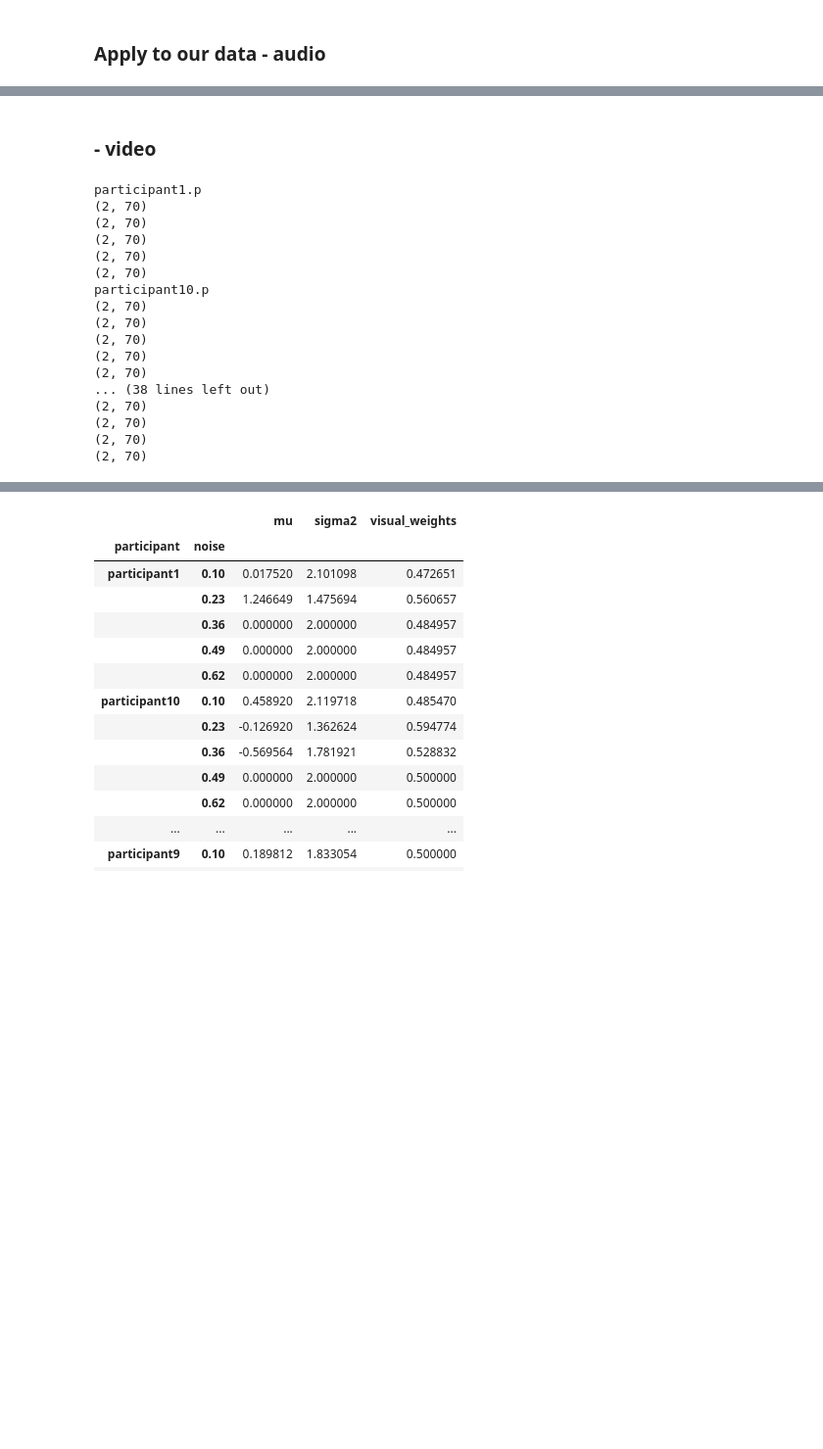
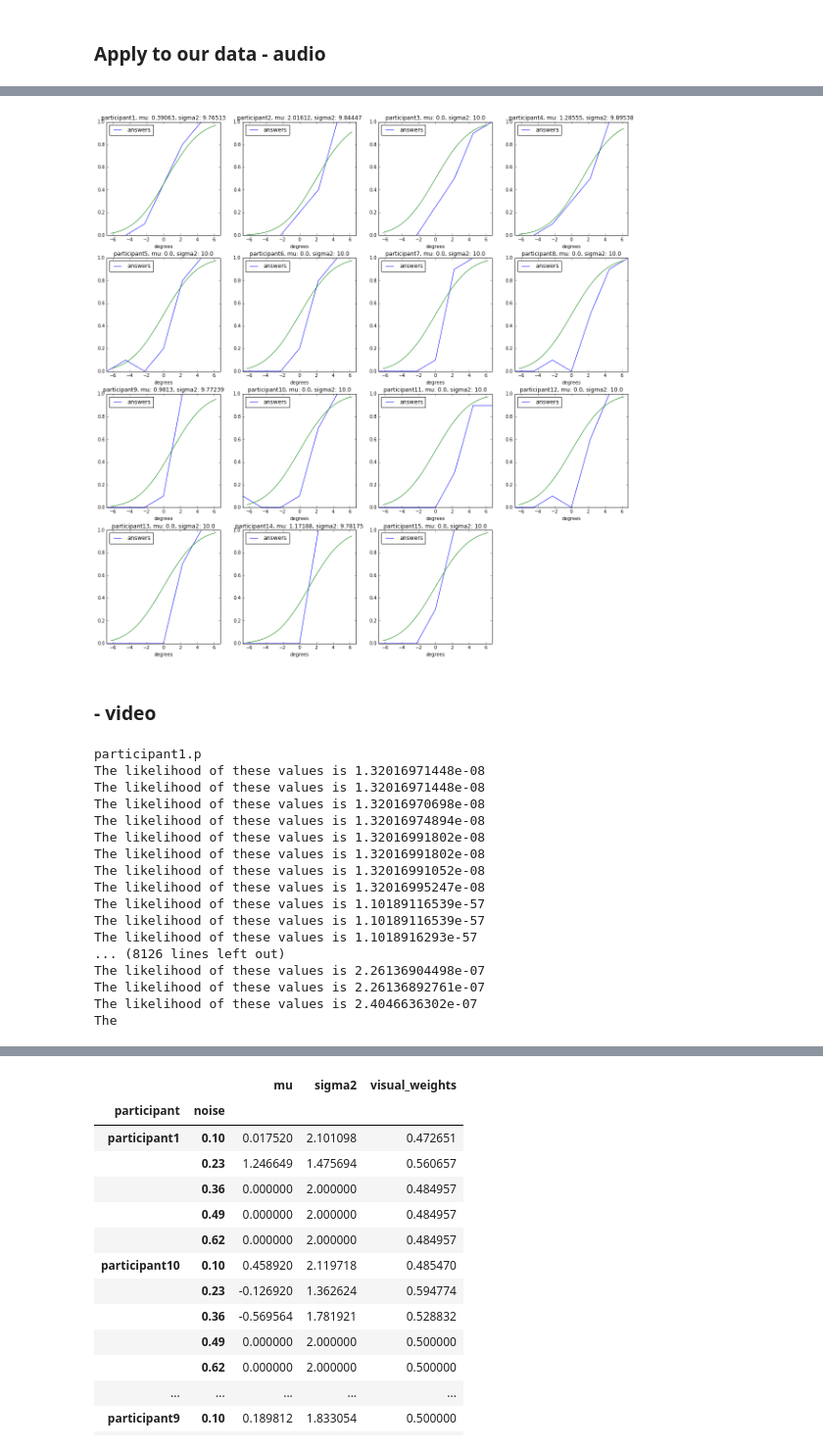
Before and after one commit to polaschwoebel/A-Bayesian-approach-to-multimodal-integration, a Jupyter notebook: mathematical_model.ipynb, the cells around one changed output, grey strips where cells are left out. Shown: that part at 98% size. Saved outputs shown, nothing was run; the diff lists cells and outputs as text; code cells hidden in the pictures; blank space fills up the shorter version.

```diff
--- a/mathematical_model.ipynb
+++ b/mathematical_model.ipynb
@@ -126,34 +146,57 @@ audio_results[audio_results['mu'] > 0]
+# %%
+#graph the data points and the fitted distributions
+fig = plt.figure(figsize = (20, 20))
+for i in range(15):
+    ax = fig.add_subplot(4,4,i+1)
+    for result in all_participants_audio:
+        if result['participant'] == 'participant' + str(i+1):
+            name = 'participant' + str(i+1)
+            # plot the real datapoints
+            data = result['data']
+            data_frame = pd.DataFrame(data).T
+            data_frame.columns = ['degrees', 'answers']
+            points = data_frame.groupby('degrees').mean()
+            points.plot(ax = ax)
+            # plot the fitted cumulative normal distribution
+            mu = result['mu']
+            sigma2 = result['sigma2']
+            ax.title.set_text(str(name) + ', mu: ' + str(round(mu, 5)) + ', sigma2: ' + str(round(sigma2, 5)))
+            x = np.linspace(-6.25, 6.25, 100)
+            ax.plot(x,phi(x, mu, sigma2))
+plt.show()
+# %% [output]
+[figure, added]
 # %% [markdown]
 ### - video
 # %%
-all_participants = []
+all_participants_video = []
 for filename in os.listdir('data/preprocessed/video'):
     if filename.endswith('.p'):
         print(filename)
         data = pickle.load( open('data/preprocessed/video/' + filename, "rb" ) )
         for noise in data.keys():
             data_here = data[noise]
-            print(data_here.shape)
             results = compute_MLE_1(data_here)
             results['noise'] = noise
+            results['data'] = data
             results['participant'] = filename[:-2]
-            all_participants.append(results)
+            all_participants_video.append(results)
 # %% [output]
 participant1.p
-(2, 70)
-(2, 70)
-(2, 70)
-(2, 70)
-(2, 70)
-participant10.p
-(2, 70)
-(2, 70)
-(2, 70)
-(2, 70)
-(2, 70)
-... (38 lines left out)
-(2, 70)
-(2, 70)
-(2, 70)
-(2, 70)
+The likelihood of these values is 1.32016971448e-08
+The likelihood of these values is 1.32016971448e-08
+The likelihood of these values is 1.32016970698e-08
+The likelihood of these values is 1.32016974894e-08
+The likelihood of these values is 1.32016991802e-08
+The likelihood of these values is 1.32016991802e-08
+The likelihood of these values is 1.32016991052e-08
+The likelihood of these values is 1.32016995247e-08
+The likelihood of these values is 1.10189116539e-57
+The likelihood of these values is 1.10189116539e-57
+The likelihood of these values is 1.1018916293e-57
+... (8126 lines left out)
+The likelihood of these values is 2.26136904498e-07
+The likelihood of these values is 2.26136892761e-07
+The likelihood of these values is 2.4046636302e-07
+The
 # %%
```
Also changed, not shown: parts of 12 cells of this notebook, 20 other files.
